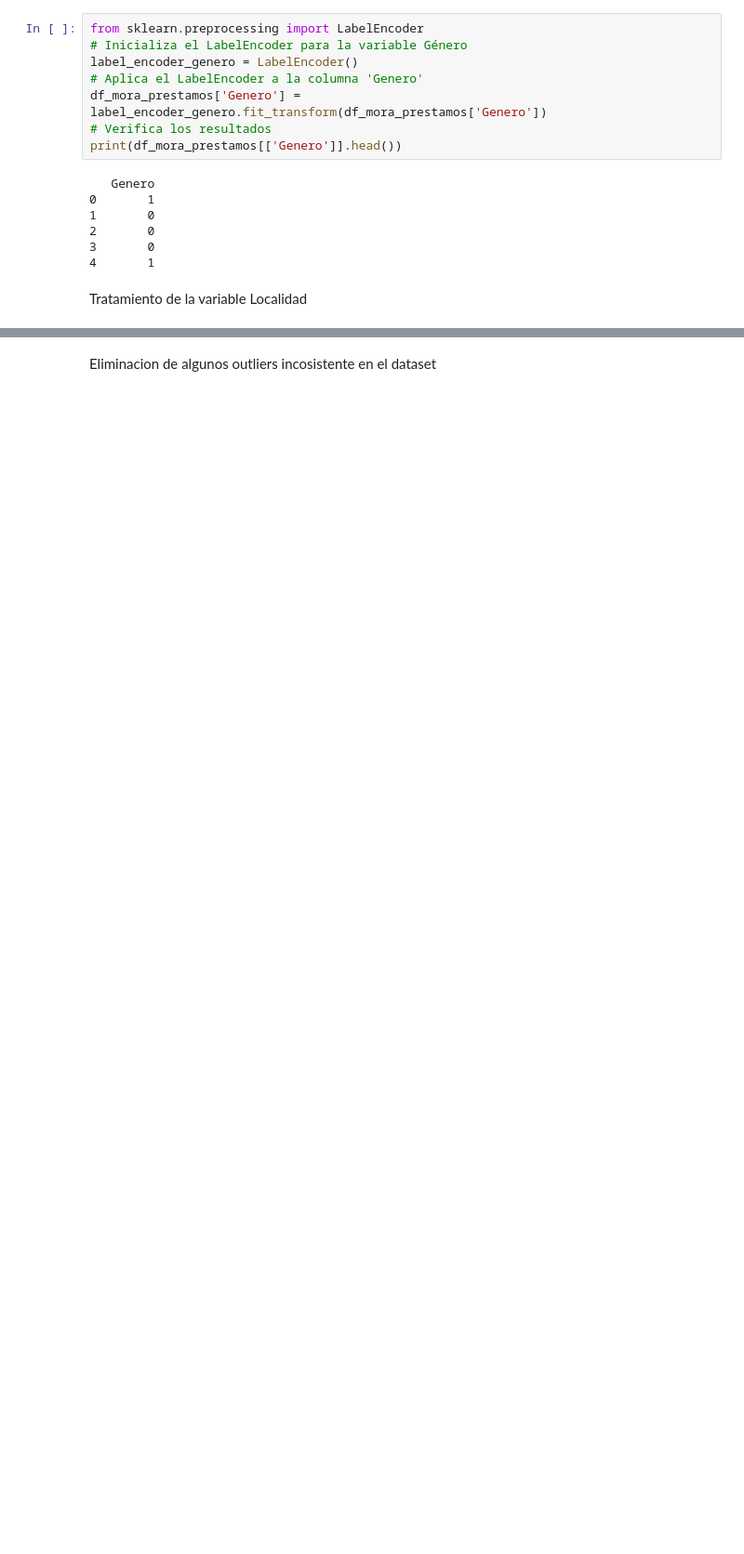
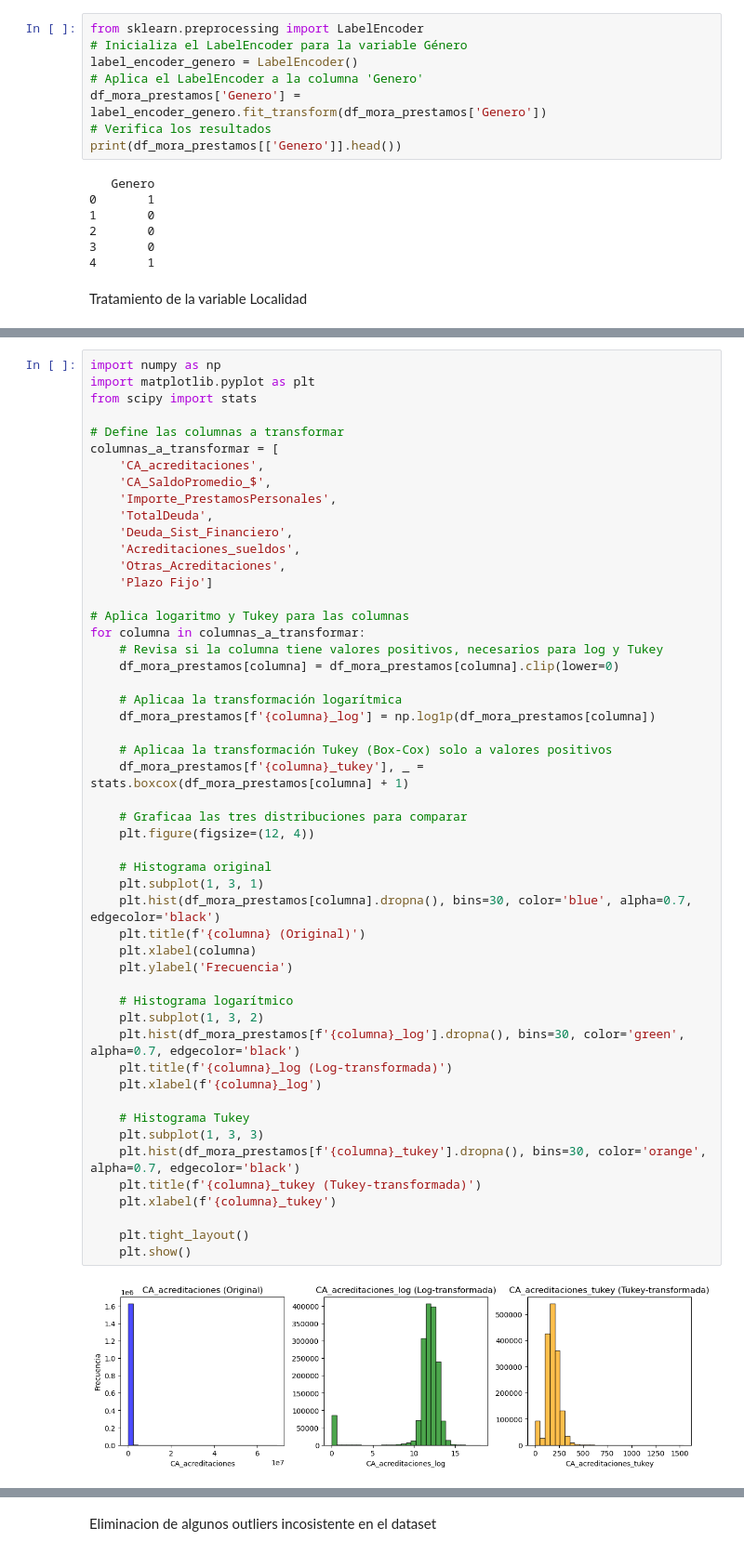
Before and after one commit to marcosrojas1990/TesisMaestriaCienciadeDatos-MarcosRojas, a Jupyter notebook: 1. Tesis Maestría de Ciencia de Datos - Preparación de los datos.ipynb, the cells around one changed output, grey strips where cells are left out. Shown at 93% size. Saved outputs shown, nothing was run; the diff lists cells and outputs as text; blank space fills up the shorter version.

```diff
--- a/1. Tesis Maestría de Ciencia de Datos - Preparación de los datos.ipynb
+++ b/1. Tesis Maestría de Ciencia de Datos - Preparación de los datos.ipynb
@@ -793,0 +957,53 @@ dtype: object
+# %%
+import numpy as np
+import matplotlib.pyplot as plt
+from scipy import stats
+
+# Define las columnas a transformar
+columnas_a_transformar = [
+    'CA_acreditaciones',
+    'CA_SaldoPromedio_$',
+    'Importe_PrestamosPersonales',
+    'TotalDeuda',
+    'Deuda_Sist_Financiero',
+    'Acreditaciones_sueldos',
+    'Otras_Acreditaciones',
+    'Plazo Fijo']
+
+# Aplica logaritmo y Tukey para las columnas
+for columna in columnas_a_transformar:
+    # Revisa si la columna tiene valores positivos, necesarios para log y Tukey
+    df_mora_prestamos[columna] = df_mora_prestamos[columna].clip(lower=0)
+
+    # Aplicaa la transformación logarítmica
+    df_mora_prestamos[f'{columna}_log'] = np.log1p(df_mora_prestamos[columna])
+
+    # Aplicaa la transformación Tukey (Box-Cox) solo a valores positivos
+    df_mora_prestamos[f'{columna}_tukey'], _ = stats.boxcox(df_mora_prestamos[columna] + 1)
+
+    # Graficaa las tres distribuciones para comparar
+    plt.figure(figsize=(12, 4))
+
+    # Histograma original
+    plt.subplot(1, 3, 1)
+    plt.hist(df_mora_prestamos[columna].dropna(), bins=30, color='blue', alpha=0.7, edgecolor='black')
+    plt.title(f'{columna} (Original)')
+    plt.xlabel(columna)
+    plt.ylabel('Frecuencia')
+
+    # Histograma logarítmico
+    plt.subplot(1, 3, 2)
+    plt.hist(df_mora_prestamos[f'{columna}_log'].dropna(), bins=30, color='green', alpha=0.7, edgecolor='black')
+    plt.title(f'{columna}_log (Log-transformada)')
+    plt.xlabel(f'{columna}_log')
+
+    # Histograma Tukey
+    plt.subplot(1, 3, 3)
+    plt.hist(df_mora_prestamos[f'{columna}_tukey'].dropna(), bins=30, color='orange', alpha=0.7, edgecolor='black')
+    plt.title(f'{columna}_tukey (Tukey-transformada)')
+    plt.xlabel(f'{columna}_tukey')
+
+    plt.tight_layout()
+    plt.show()
+# %% [output]
+[figure, added]
```
Also changed, not shown: parts of 31 cells of this notebook.
